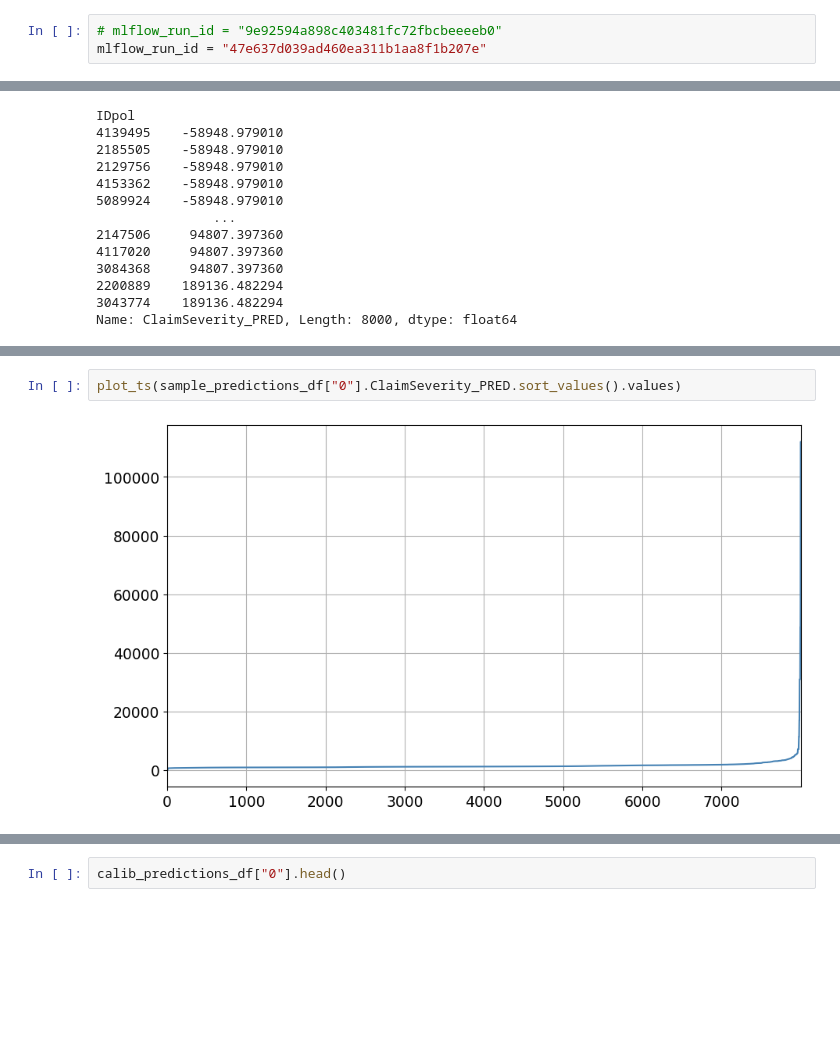
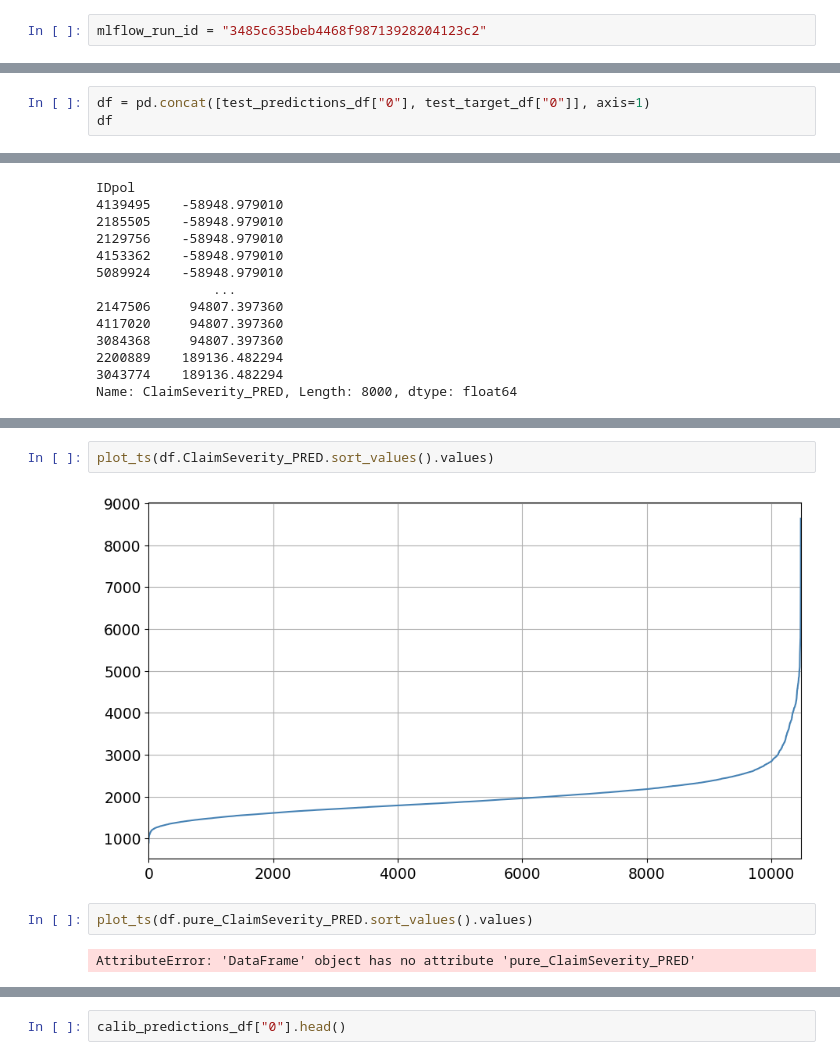
Before and after one commit to krzpiesiewicz/claim-modelling-kedro, a Jupyter notebook: claim_modelling_kedro/notebooks/dev_results_analysis.ipynb, the cells around one changed output, grey strips where cells are left out. Cells and saved outputs as stored; diff of their text form; blank space fills up the shorter version.

```diff
--- a/claim_modelling_kedro/notebooks/dev_results_analysis.ipynb
+++ b/claim_modelling_kedro/notebooks/dev_results_analysis.ipynb
@@ -169,8 +172,7 @@ print("Suma(ŷ * w):", np.sum(y_hat * w))
 Suma(y * w): 20020.1
 Suma(ŷ * w): 20020.100000000002
 # %%
-# mlflow_run_id = "9e92594a898c403481fc72fbcbeeeeb0"
-mlflow_run_id = "47e637d039ad460ea311b1aa8f1b207e"
+mlflow_run_id = "3485c635beb4468f98713928204123c2"
 # %%
 !ls ../data/04_sample/selected_features
 # %% [output]
@@ -291,3 +347,6 @@ calib_predictions_df["0"].describe()
 | max | 94807.397360 | 4.178491e+06 | 4.178491e+06 |
 # %%
 test_predictions_df, test_target_df = load_predictions_and_target_from_mlflow(dataset="test", mlflow_run_id=mlflow_run_id)
+# %%
+df = pd.concat([test_predictions_df["0"], test_target_df["0"]], axis=1)
+df
@@ -371,4 +450,8 @@ Name: ClaimSeverity_PRED, dtype: float64
 # %%
-plot_ts(sample_predictions_df["0"].ClaimSeverity_PRED.sort_values().values)
+plot_ts(df.ClaimSeverity_PRED.sort_values().values)
 # %% [output]
-[figure, old version]
+[figure, new version]
+# %%
+plot_ts(df.pure_ClaimSeverity_PRED.sort_values().values)
+# %% [output]
+AttributeError: 'DataFrame' object has no attribute 'pure_ClaimSeverity_PRED'
```
Also changed, not shown: parts of 54 cells of this notebook.
